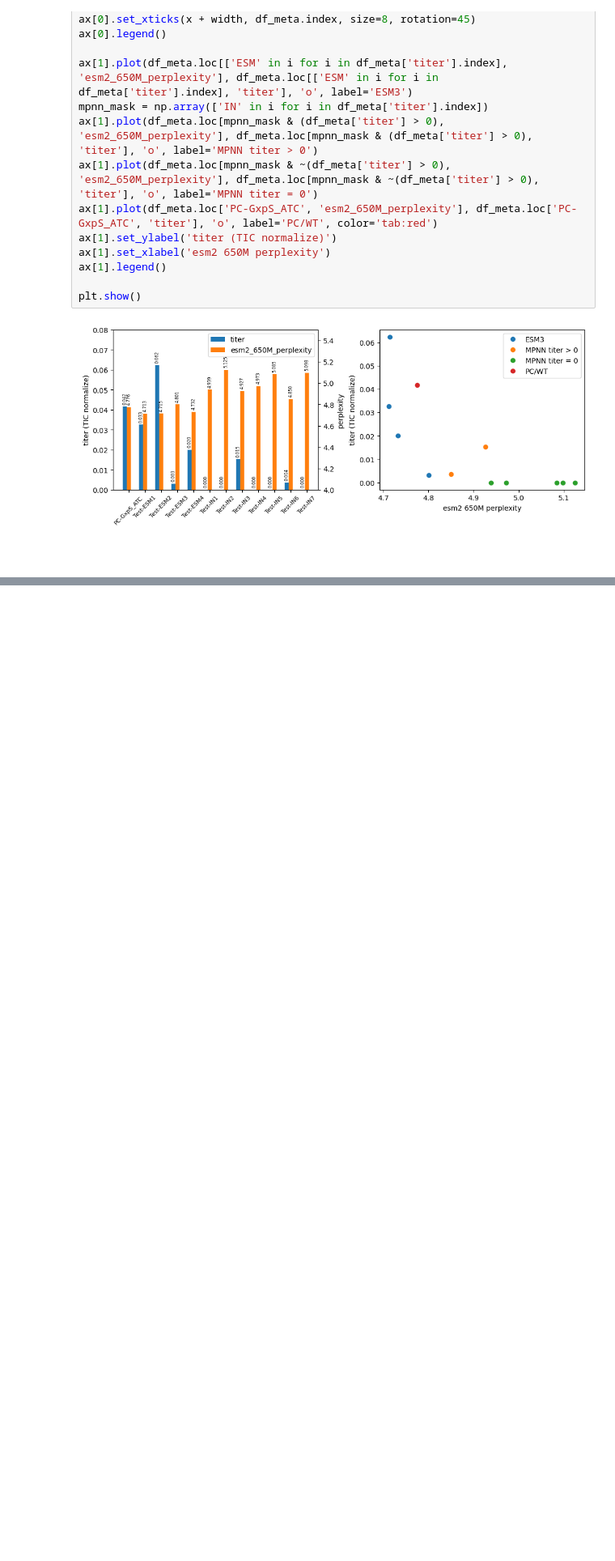
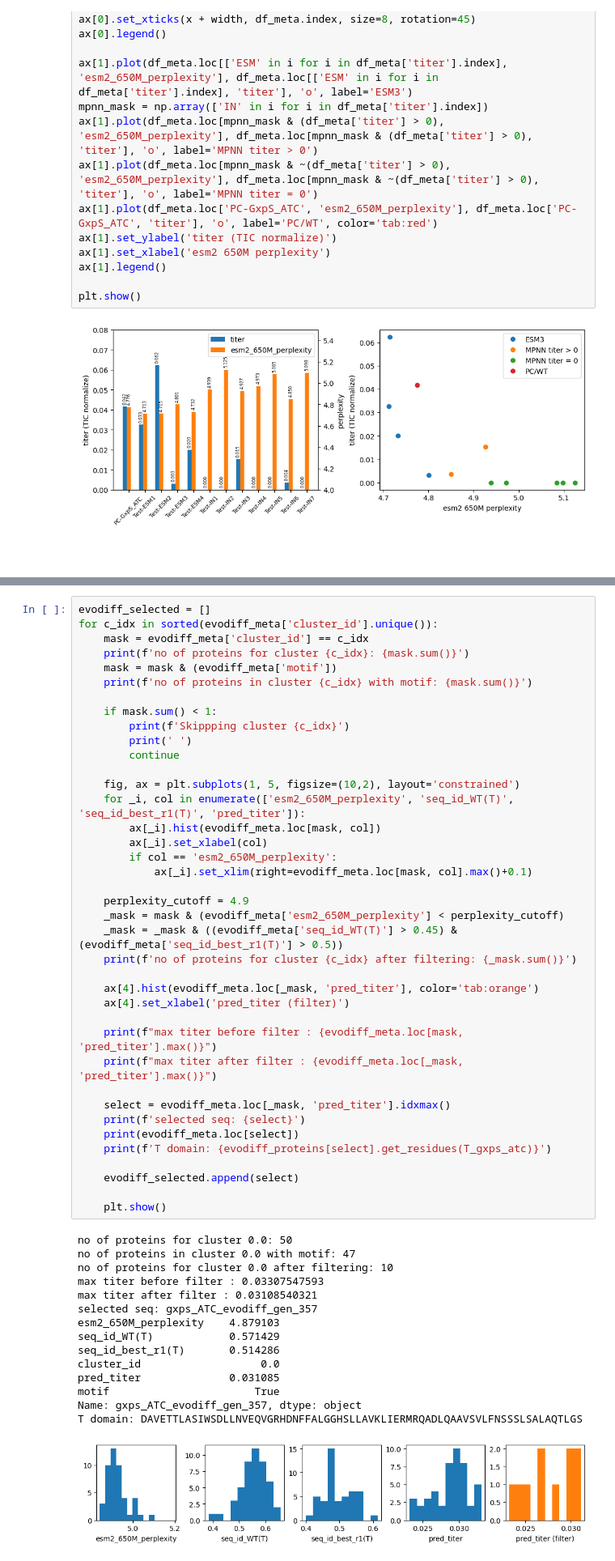
Before and after one commit to kevingeo11/DomainPrediction, a Jupyter notebook: src/notebooks/round_2_work.ipynb, the cells around one changed output, grey strips where cells are left out. Shown: that part at 81% size. Drawn from its saved outputs; the diff is of its cells as text; blank space fills up the shorter version.

```diff
--- a/src/notebooks/round_2_work.ipynb
+++ b/src/notebooks/round_2_work.ipynb
@@ -221,0 +620,55 @@ plt.show()
+# %%
+evodiff_selected = []
+for c_idx in sorted(evodiff_meta['cluster_id'].unique()):
+    mask = evodiff_meta['cluster_id'] == c_idx
+    print(f'no of proteins for cluster {c_idx}: {mask.sum()}')
+    mask = mask & (evodiff_meta['motif'])
+    print(f'no of proteins in cluster {c_idx} with motif: {mask.sum()}')
+
+    if mask.sum() < 1:
+        print(f'Skippping cluster {c_idx}')
+        print(' ')
+        continue
+
+    fig, ax = plt.subplots(1, 5, figsize=(10,2), layout='constrained')
+    for _i, col in enumerate(['esm2_650M_perplexity', 'seq_id_WT(T)', 'seq_id_best_r1(T)', 'pred_titer']):
+        ax[_i].hist(evodiff_meta.loc[mask, col])
+        ax[_i].set_xlabel(col)
+        if col == 'esm2_650M_perplexity':
+            ax[_i].set_xlim(right=evodiff_meta.loc[mask, col].max()+0.1)
+
+    perplexity_cutoff = 4.9
+    _mask = mask & (evodiff_meta['esm2_650M_perplexity'] < perplexity_cutoff)
+    _mask = _mask & ((evodiff_meta['seq_id_WT(T)'] > 0.45) & (evodiff_meta['seq_id_best_r1(T)'] > 0.5))
+    print(f'no of proteins for cluster {c_idx} after filtering: {_mask.sum()}')
+
+    ax[4].hist(evodiff_meta.loc[_mask, 'pred_titer'], color='tab:orange')
+    ax[4].set_xlabel('pred_titer (filter)')
+
+    print(f"max titer before filter : {evodiff_meta.loc[mask, 'pred_titer'].max()}")
+    print(f"max titer after filter : {evodiff_meta.loc[_mask, 'pred_titer'].max()}")
+
+    select = evodiff_meta.loc[_mask, 'pred_titer'].idxmax()
+    print(f'selected seq: {select}')
+    print(evodiff_meta.loc[select])
+    print(f'T domain: {evodiff_proteins[select].get_residues(T_gxps_atc)}')
+
+    evodiff_selected.append(select)
+
+    plt.show()
+# %% [output]
+no of proteins for cluster 0.0: 50
+no of proteins in cluster 0.0 with motif: 47
+no of proteins for cluster 0.0 after filtering: 10
+max titer before filter : 0.03307547593
+max titer after filter : 0.03108540321
+selected seq: gxps_ATC_evodiff_gen_357
+esm2_650M_perplexity    4.879103
+seq_id_WT(T)            0.571429
+seq_id_best_r1(T)       0.514286
+cluster_id                   0.0
+pred_titer              0.031085
+motif                       True
+Name: gxps_ATC_evodiff_gen_357, dtype: object
+T domain: DAVETTLASIWSDLLNVEQVGRHDNFFALGGHSLLAVKLIERMRQADLQAAVSVLFNSSSLSALAQTLGS
+[figure, added]
```
Also changed, not shown: parts of 64 cells of this notebook, 10 other files.
